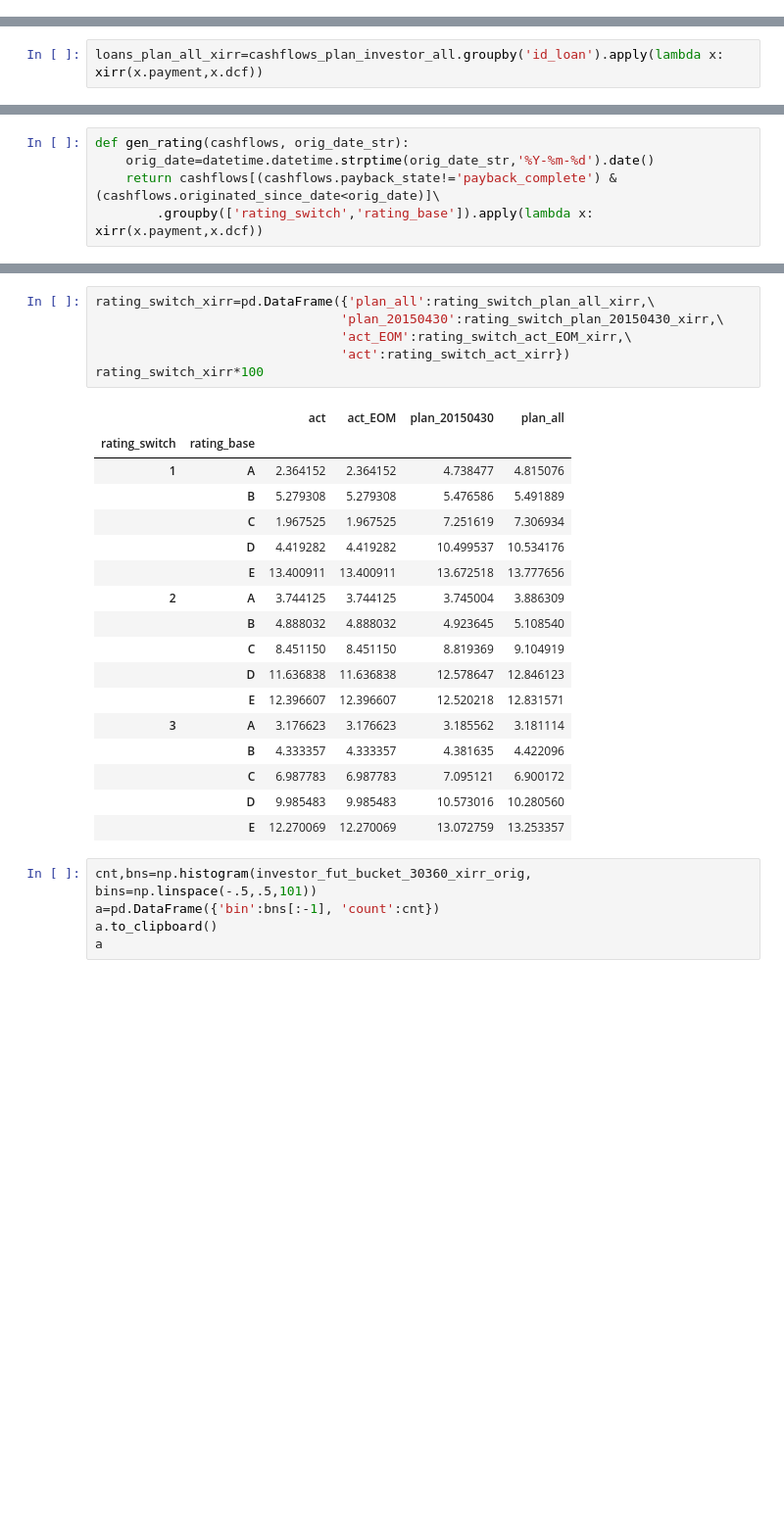
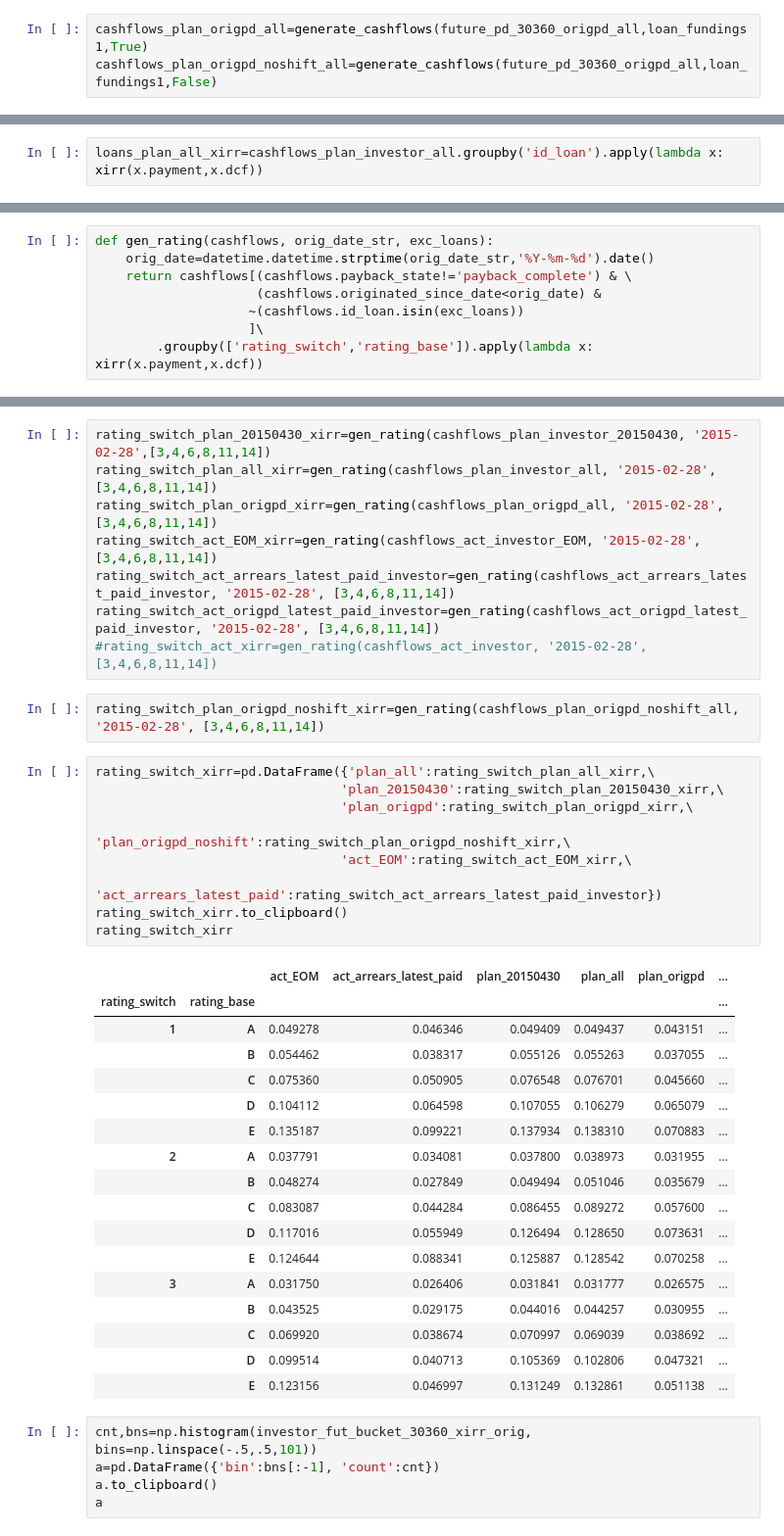
Before and after one commit to seanv507/IPython-Notebooks, a Jupyter notebook: returns01.ipynb, the cells around one changed output, grey strips where cells are left out. Shown at 98% size. Cells and saved outputs as stored; diff of their text form; blank space fills up the shorter version.

```diff
--- a/returns01.ipynb
+++ b/returns01.ipynb
@@ -734,0 +859,3 @@ cashflows_plan_origpd_all=generate_cashflows(future_pd_30360_origpd_all,loan_fun
+# %%
+cashflows_plan_origpd_all=generate_cashflows(future_pd_30360_origpd_all,loan_fundings1,True)
+cashflows_plan_origpd_noshift_all=generate_cashflows(future_pd_30360_origpd_all,loan_fundings1,False)
@@ -767,5 +959,8 @@ loans_xirr.to_clipboard(index=False)
 # %%
-def gen_rating(cashflows, orig_date_str):
+def gen_rating(cashflows, orig_date_str, exc_loans):
     orig_date=datetime.datetime.strptime(orig_date_str,'%Y-%m-%d').date()
-    return cashflows[(cashflows.payback_state!='payback_complete') & (cashflows.originated_since_date<orig_date)]\
+    return cashflows[(cashflows.payback_state!='payback_complete') & \
+                     (cashflows.originated_since_date<orig_date) &
+                    ~(cashflows.id_loan.isin(exc_loans))
+                    ]\
         .groupby(['rating_switch','rating_base']).apply(lambda x: xirr(x.payment,x.dcf))
@@ -777,27 +981,40 @@ rating_switch_act_xirr=gen_rating(cashflows_act_investor, '2015-02-28')
+# %%
+rating_switch_plan_20150430_xirr=gen_rating(cashflows_plan_investor_20150430, '2015-02-28',[3,4,6,8,11,14])
+rating_switch_plan_all_xirr=gen_rating(cashflows_plan_investor_all, '2015-02-28',[3,4,6,8,11,14])
+rating_switch_plan_origpd_xirr=gen_rating(cashflows_plan_origpd_all, '2015-02-28', [3,4,6,8,11,14])
+rating_switch_act_EOM_xirr=gen_rating(cashflows_act_investor_EOM, '2015-02-28', [3,4,6,8,11,14])
+rating_switch_act_arrears_latest_paid_investor=gen_rating(cashflows_act_arrears_latest_paid_investor, '2015-02-28', [3,4,6,8,11,14])
+rating_switch_act_origpd_latest_paid_investor=gen_rating(cashflows_act_origpd_latest_paid_investor, '2015-02-28', [3,4,6,8,11,14])
+#rating_switch_act_xirr=gen_rating(cashflows_act_investor, '2015-02-28', [3,4,6,8,11,14])
+# %%
+rating_switch_plan_origpd_noshift_xirr=gen_rating(cashflows_plan_origpd_noshift_all, '2015-02-28', [3,4,6,8,11,14])
 # %%
 rating_switch_xirr=pd.DataFrame({'plan_all':rating_switch_plan_all_xirr,\
                                 'plan_20150430':rating_switch_plan_20150430_xirr,\
+                                'plan_origpd':rating_switch_plan_origpd_xirr,\
+                                 'plan_origpd_noshift':rating_switch_plan_origpd_noshift_xirr,\
                                 'act_EOM':rating_switch_act_EOM_xirr,\
-                                'act':rating_switch_act_xirr})
-rating_switch_xirr*100
+                                'act_arrears_latest_paid':rating_switch_act_arrears_latest_paid_investor})
+rating_switch_xirr.to_clipboard()
+rating_switch_xirr
 # %% [output]
-|  |  | act | act_EOM | plan_20150430 | plan_all |
-| rating_switch | rating_base |  |  |  |  |
-| 1 | A | 2.364152 | 2.364152 | 4.738477 | 4.815076 |
-|  | B | 5.279308 | 5.279308 | 5.476586 | 5.491889 |
-|  | C | 1.967525 | 1.967525 | 7.251619 | 7.306934 |
-|  | D | 4.419282 | 4.419282 | 10.499537 | 10.534176 |
-|  | E | 13.400911 | 13.400911 | 13.672518 | 13.777656 |
-| 2 | A | 3.744125 | 3.744125 | 3.745004 | 3.886309 |
-|  | B | 4.888032 | 4.888032 | 4.923645 | 5.108540 |
-|  | C | 8.451150 | 8.451150 | 8.819369 | 9.104919 |
-|  | D | 11.636838 | 11.636838 | 12.578647 | 12.846123 |
-|  | E | 12.396607 | 12.396607 | 12.520218 | 12.831571 |
-| 3 | A | 3.176623 | 3.176623 | 3.185562 | 3.181114 |
-|  | B | 4.333357 | 4.333357 | 4.381635 | 4.422096 |
-|  | C | 6.987783 | 6.987783 | 7.095121 | 6.900172 |
-|  | D | 9.985483 | 9.985483 | 10.573016 | 10.280560 |
-|  | E | 12.270069 | 12.270069 | 13.072759 | 13.253357 |
+|  |  | act_EOM | act_arrears_latest_paid | plan_20150430 | plan_all | plan_origpd | ... |
+| rating_switch | rating_base |  |  |  |  |  | ... |
+| 1 | A | 0.049278 | 0.046346 | 0.049409 | 0.049437 | 0.043151 | ... |
+|  | B | 0.054462 | 0.038317 | 0.055126 | 0.055263 | 0.037055 | ... |
+|  | C | 0.075360 | 0.050905 | 0.076548 | 0.076701 | 0.045660 | ... |
+|  | D | 0.104112 | 0.064598 | 0.107055 | 0.106279 | 0.065079 | ... |
+|  | E | 0.135187 | 0.099221 | 0.137934 | 0.138310 | 0.070883 | ... |
+| 2 | A | 0.037791 | 0.034081 | 0.037800 | 0.038973 | 0.031955 | ... |
+|  | B | 0.048274 | 0.027849 | 0.049494 | 0.051046 | 0.035679 | ... |
+|  | C | 0.083087 | 0.044284 | 0.086455 | 0.089272 | 0.057600 | ... |
+|  | D | 0.117016 | 0.055949 | 0.126494 | 0.128650 | 0.073631 | ... |
+|  | E | 0.124644 | 0.088341 | 0.125887 | 0.128542 | 0.070258 | ... |
+| 3 | A | 0.031750 | 0.026406 | 0.031841 | 0.031777 | 0.026575 | ... |
+|  | B | 0.043525 | 0.029175 | 0.044016 | 0.044257 | 0.030955 | ... |
+|  | C | 0.069920 | 0.038674 | 0.070997 | 0.069039 | 0.038692 | ... |
+|  | D | 0.099514 | 0.040713 | 0.105369 | 0.102806 | 0.047321 | ... |
+|  | E | 0.123156 | 0.046997 | 0.131249 | 0.132861 | 0.051138 | ... |
 # %%
 cnt,bns=np.histogram(investor_fut_bucket_30360_xirr_orig, bins=np.linspace(-.5,.5,101))
 a=pd.DataFrame({'bin':bns[:-1], 'count':cnt})
```
Also changed, not shown: parts of 40 cells of this notebook.
